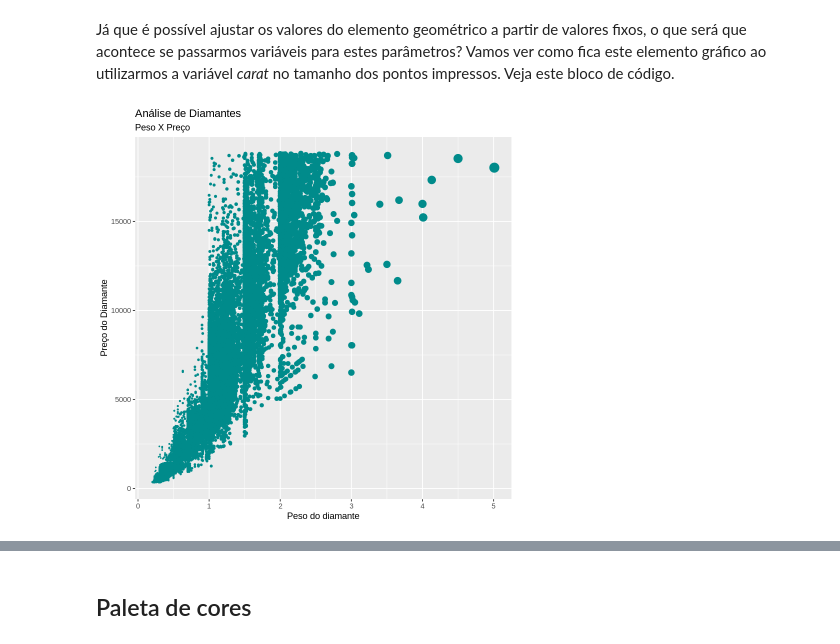
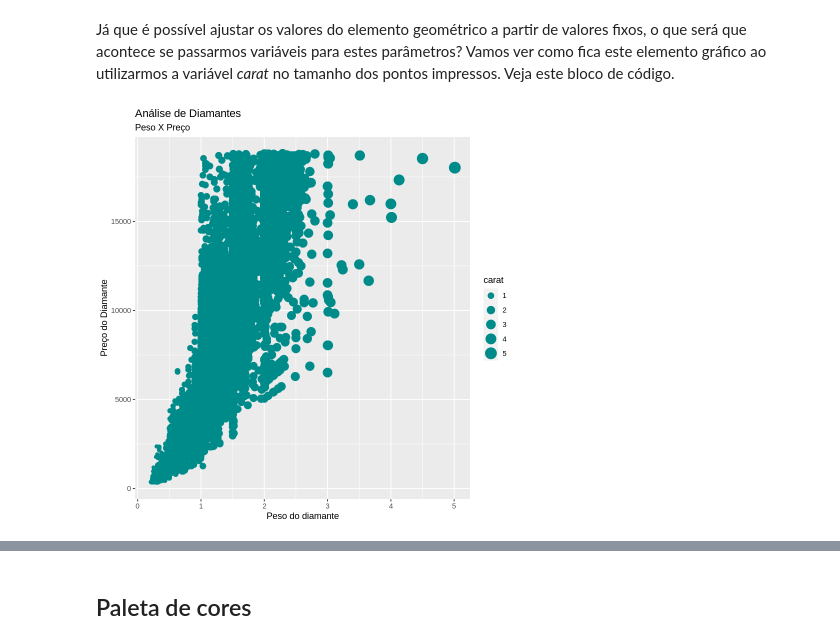
Before and after one commit to Rogerio-mack/Ling-de-Prog-para-Ciencia-de-Dados, a Jupyter notebook: Trilha 7.ipynb, the cells around one changed output, grey strips where cells are left out. Saved outputs shown, nothing was run; the diff lists cells and outputs as text; code cells hidden in the pictures.

Commit message:
Uso das cores a partir de colunas no geom_point

```diff
--- a/Trilha 7.ipynb
+++ b/Trilha 7.ipynb
@@ -112,9 +112,9 @@ ggplot(diamonds, aes(x=carat, y=price)) +
 Já que é possível ajustar os valores do elemento geométrico a partir de valores fixos, o que será que acontece se passarmos variáveis para estes parâmetros? Vamos ver como fica este elemento gráfico ao utilizarmos a variável *carat* no tamanho dos pontos impressos. Veja este bloco de código.
 # %%
 ggplot(diamonds, aes(x=carat, y=price)) +
-  geom_point(col="darkcyan", size=diamonds$carat) +
+  geom_point(col="darkcyan", aes(size=carat)) +
   ggtitle("Análise de Diamantes", subtitle="Peso X Preço") +
   xlab("Peso do diamante") +
   ylab("Preço do Diamante")
 # %% [output]
-[figure, old version]
+[figure, new version]
```
Also changed, not shown: parts of 2 cells of this notebook.
